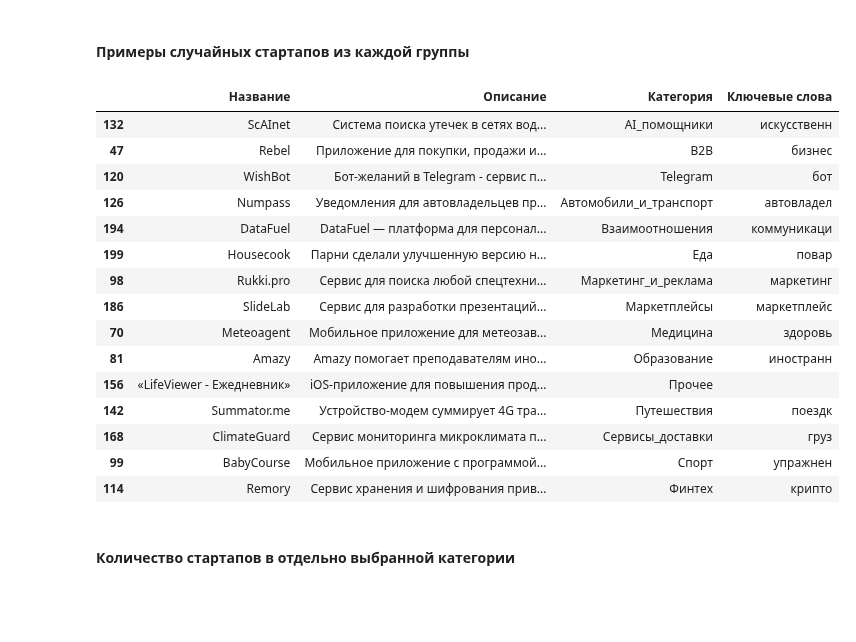
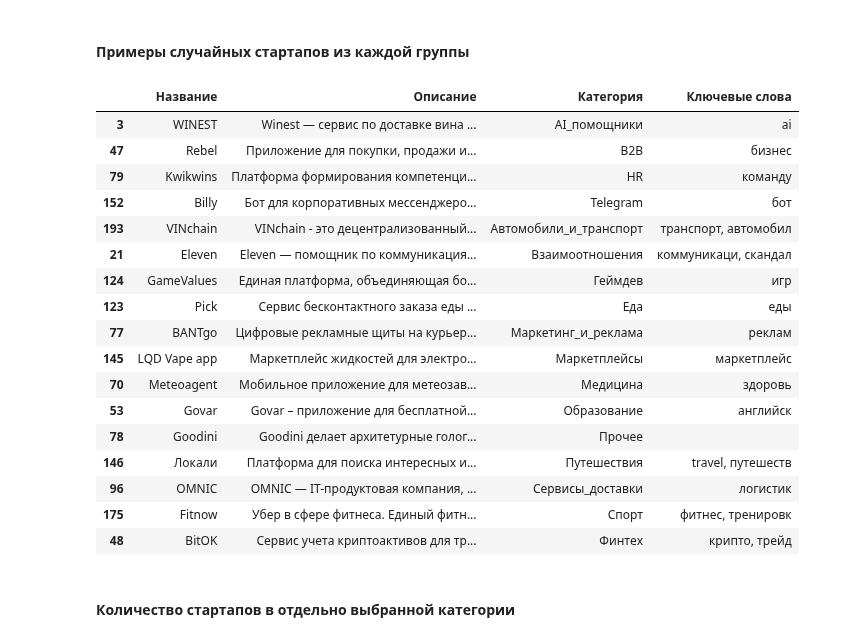
Before and after one commit to panchill/Startup-analytics, a Jupyter notebook: Startup_analytics.ipynb, the cells around one changed output. Drawn from its saved outputs; the diff is of its cells as text; code cells hidden in the pictures; blank space fills up the shorter version.

```diff
--- a/Startup_analytics.ipynb
+++ b/Startup_analytics.ipynb
@@ -54,39 +54,53 @@ keywords = {
     'Telegram' : ['телеграм', 'telegram', 'бот'],
     'Взаимоотношения' : [ 'познакомиться', 'знакомств', 'отношени', 'свидани', 'коммуникаци', 'скандал'],
     'AI_помощники' : ['виртуальн', 'помощник', 'ai', 'искусственн', 'интелект', 'ии', 'progpt','нейросет'], # proGPT нужен лишь для одного стартапа который относится к ИИ
-    'Маркетинг_и_реклама' : ['реклам', 'маркетинг', 'продвижение', 'целевая аудитор', 'привлечен'],
+    'Маркетинг_и_реклама' : ['реклам', 'маркетинг', 'продвижение', 'целевая аудитор', 'привлечен', 'конкурентный'],
     'B2B' : ['b2b', 'бизнес'],
     'Медицина' : ['профилактик', 'медицин', 'врач', 'докт', 'хирург ', 'маломобильных', 'процедур','здоровь', 'вирус', 'анализы', 'психолог', 'таблет', 'больн', 'узи', 'заболевани', 'фармацевт'],
     'Образование': ['студент', 'университет', 'школ', 'образован', 'универ', 'экзамен', 'общежит', 'образован', 'английск', 'иностранн', 'образовательн', 'school'],
     'Спорт': ['тренировк', 'фитнес', 'физкультур', 'атлетик', 'кардио', 'нагруз', 'сорев', 'экипиров', 'упражнен'],
     'Сервисы_доставки': [ 'курьер', 'доставк', 'груз', 'логистик', 'маршрут', 'навигатор'],
     'Путешествия': ['поездк', 'туризм', 'путешеств', 'путевк', 'экскурси', 'курорт', 'проживание', 'travel'],
-    'Еда': ['кухн', 'повар', 'еда', 'пищ', 'рецепт', 'ингредиент', 'блюд', 'еды', 'общепит', 'едой'],
+    'Еда': ['кухн', 'повар', 'еда', 'пищ', 'рецепт', 'ингредиент', 'блюд', 'еды', 'общепит', 'едой', 'пончик'],
     'Автомобили_и_транспорт' : ['машина', 'техобслуж', 'кузов', 'транспорт','автомобил', 'двигател', 'автовладел', 'автозапчаст', 'машины'],
     'Финтех' : ['крипто', 'валюта', 'трейд', 'инвестици', 'блокчейн', 'страховани', 'кредит', 'банкинг', 'платежн'],
     'Маркетплейсы' : ['маркетплейс'],
+    'Геймдев' : ['многопользовательск', 'игр'],
+    'HR' : ['команду', 'специалист']
 }
 def categorize(description):
+    matched_categories = []  # Список для хранения всех найденных категорий
     matched_words = {category: [] for category in keywords}  # Словарь для хранения всех ключевых слов по категориям
     words_in_description = description.lower().split()  # Разбиваем описание на слова
+
     for category, words in keywords.items():
         for word in words_in_description:
             for keyword in words:
                 if word.startswith(keyword):
                     if keyword not in matched_words[category]:
                         matched_words[category].append(keyword)
-                    return category, matched_words  # Возвращаем первую найденную категорию
-    return 'Прочее', matched_words  # Если категории не найдены
+                    if category not in matched_categories:
+                        matched_categories.append(category)  # Добавляем категорию в список
+    if not matched_categories:
+        matched_categories.append('Прочее')
+    return matched_categories, matched_words
 
-def categorize_with_words(description):
-    category, words = categorize(description)
-    # Формируем строку из всех ключевых слов для найденной категории
-    all_keywords = words.get(category, [])
-    keywords_str = ', '.join(all_keywords)
-    return pd.Series([category, keywords_str])
 
-# Применяем обновлённую функцию к DataFrame
-df[['Категория', 'Ключевые слова']] = df['Описание'].apply(categorize_with_words)
+
+def categorize_with_words(description, index=0):
+    categories, words = categorize(description)  # Получаем список категорий и ключевые слова
+
+    if index >= len(categories):
+        return pd.Series(['Прочее', ''])  # Если индекс выходит за границы, возвращаем 'Прочее'
+
+    selected_category = categories[index]  # Берём категорию по индексу
+    selected_keywords = ', '.join(words.get(selected_category, []))  # Ключевые слова для выбранной категории
+
+    return pd.Series([selected_category, selected_keywords])
+
+
+# Применяем обновлённую функцию к DataFrame, передавая индекс 0 для первой категории
+df[['Категория', 'Ключевые слова']] = df['Описание'].apply(lambda x: categorize_with_words(x, index=0))
 # %% [markdown]
 
 Разбивка работает по принципу поиска ключевого слова (начала ключегого слова) в описании стартапа
@@ -116,34 +132,36 @@ df[['Категория', 'Ключевые слова']] = df['Описание
 # %%
 def get_random_startup_by_category(df, columns_to_display):
     random_startups = []
     grouped = df.groupby('Категория')
-    for category, group in grouped:
+    for categories, group in grouped:
         random_startup = group.sample(1)
         random_startups.append(random_startup)
     result_df = pd.concat(random_startups)
     return result_df[columns_to_display]
 
 columns_to_display = ['Название', 'Описание', 'Категория', 'Ключевые слова']
 random_startups_df = get_random_startup_by_category(df, columns_to_display)
 pd.set_option('display.max_rows', None)
 random_startups_df
 # %% [output]
 |  | Название | Описание | Категория | Ключевые слова |
-| 132 | ScAInet | Система поиска утечек в сетях вод... | AI_помощники | искусственн |
+| 3 | WINEST | Winest — cервис по доставке вина ... | AI_помощники | ai |
 | 47 | Rebel | Приложение для покупки, продажи и... | B2B | бизнес |
-| 120 | WishBot | Бот-желаний в Telegram - сервис п... | Telegram | бот |
-| 126 | Numpass | Уведомления для автовладельцев пр... | Автомобили_и_транспорт | автовладел |
-| 194 | DataFuel | DataFuel — платформа для персонал... | Взаимоотношения | коммуникаци |
-| 199 | Housecook | Парни сделали улучшенную версию н... | Еда | повар |
-| 98 | Rukki.pro | Сервис для поиска любой спецтехни... | Маркетинг_и_реклама | маркетинг |
-| 186 | SlideLab | Сервис для разработки презентаций... | Маркетплейсы | маркетплейс |
+| 79 | Kwikwins | Платформа формирования компетенци... | HR | команду |
+| 152 | Billy | Бот для корпоративных мессенджеро... | Telegram | бот |
+| 193 | VINchain | VINchain - это децентрализованный... | Автомобили_и_транспорт | транспорт, автомобил |
+| 21 | Eleven | Eleven — помощник по коммуникация... | Взаимоотношения | коммуникаци, скандал |
+| 124 | GameValues | Единая платформа, объединяющая бо... | Геймдев | игр |
+| 123 | Pick | Сервис бесконтактного заказа еды ... | Еда | еды |
+| 77 | BANTgo | Цифровые рекламные щиты на курьер... | Маркетинг_и_реклама | реклам |
+| 145 | LQD Vape app | Маркетплейс жидкостей для электро... | Маркетплейсы | маркетплейс |
 | 70 | Meteoagent | Мобильное приложение для метеозав... | Медицина | здоровь |
-| 81 | Amazy | Amazy помогает преподавателям ино... | Образование | иностранн |
-| 156 | «LifeViewer - Ежедневник» | iOS-приложение для повышения прод... | Прочее |  |
-| 142 | Summator.me | Устройство-модем суммирует 4G тра... | Путешествия | поездк |
-| 168 | ClimateGuard | Cервис мониторинга микроклимата п... | Сервисы_доставки | груз |
-| 99 | BabyCourse | Мобильное приложение с программой... | Спорт | упражнен |
-| 114 | Remory | Сервис хранения и шифрования прив... | Финтех | крипто |
+| 53 | Govar | Govar – приложение для бесплатной... | Образование | английск |
+| 78 | Goodini | Goodini делает архитетурные голог... | Прочее |  |
+| 146 | Локали | Платформа для поиска интересных и... | Путешествия | travel, путешеств |
+| 96 | OMNIC | OMNIC — IT-продуктовая компания, ... | Сервисы_доставки | логистик |
+| 175 | Fitnow | Убер в сфере фитнеса. Единый фитн... | Спорт | фитнес, тренировк |
+| 48 | BitOK | Сервис учета криптоактивов для тр... | Финтех | крипто, трейд |
 # %% [markdown]
 #### Количество стартапов в отдельно выбранной категории
 # %%
```
Also changed, not shown: parts of 9 cells of this notebook.
